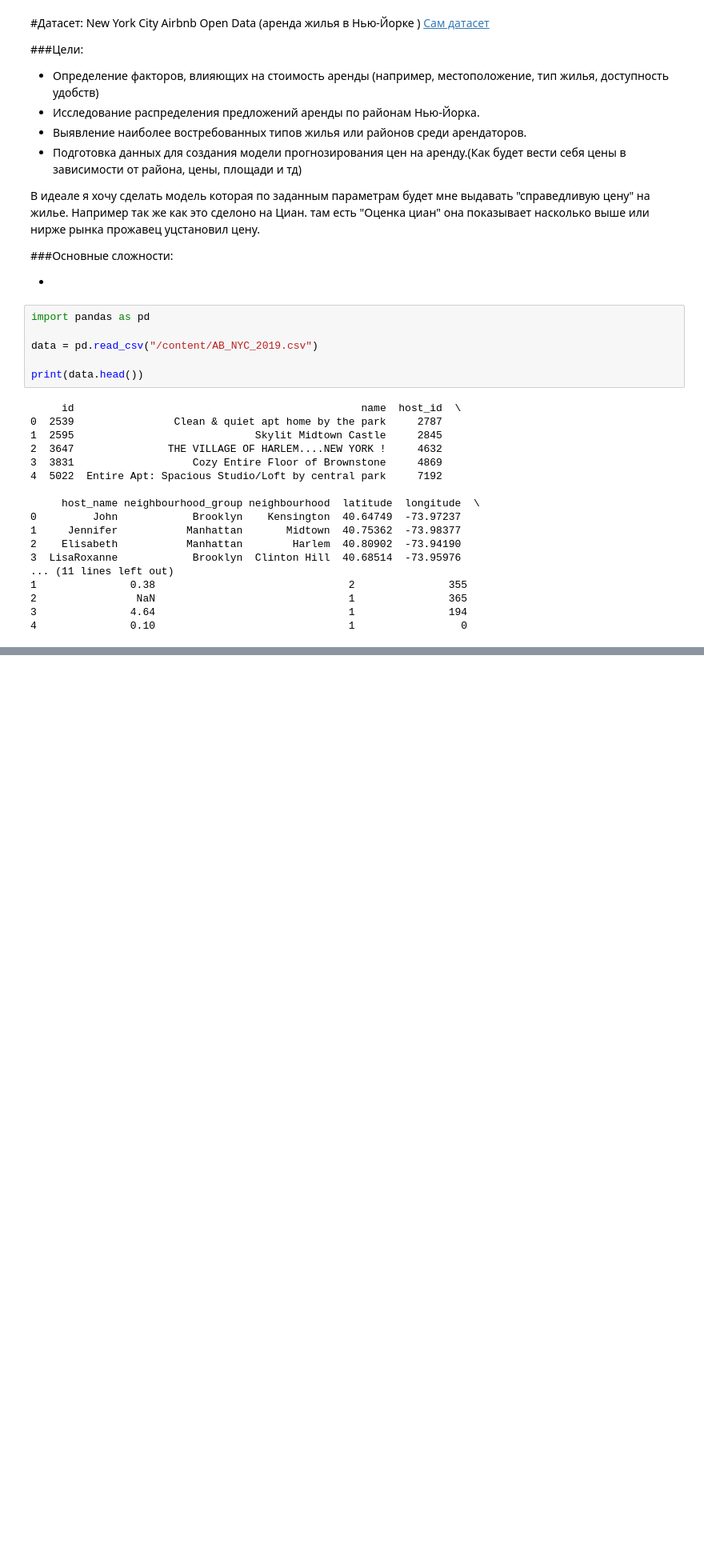
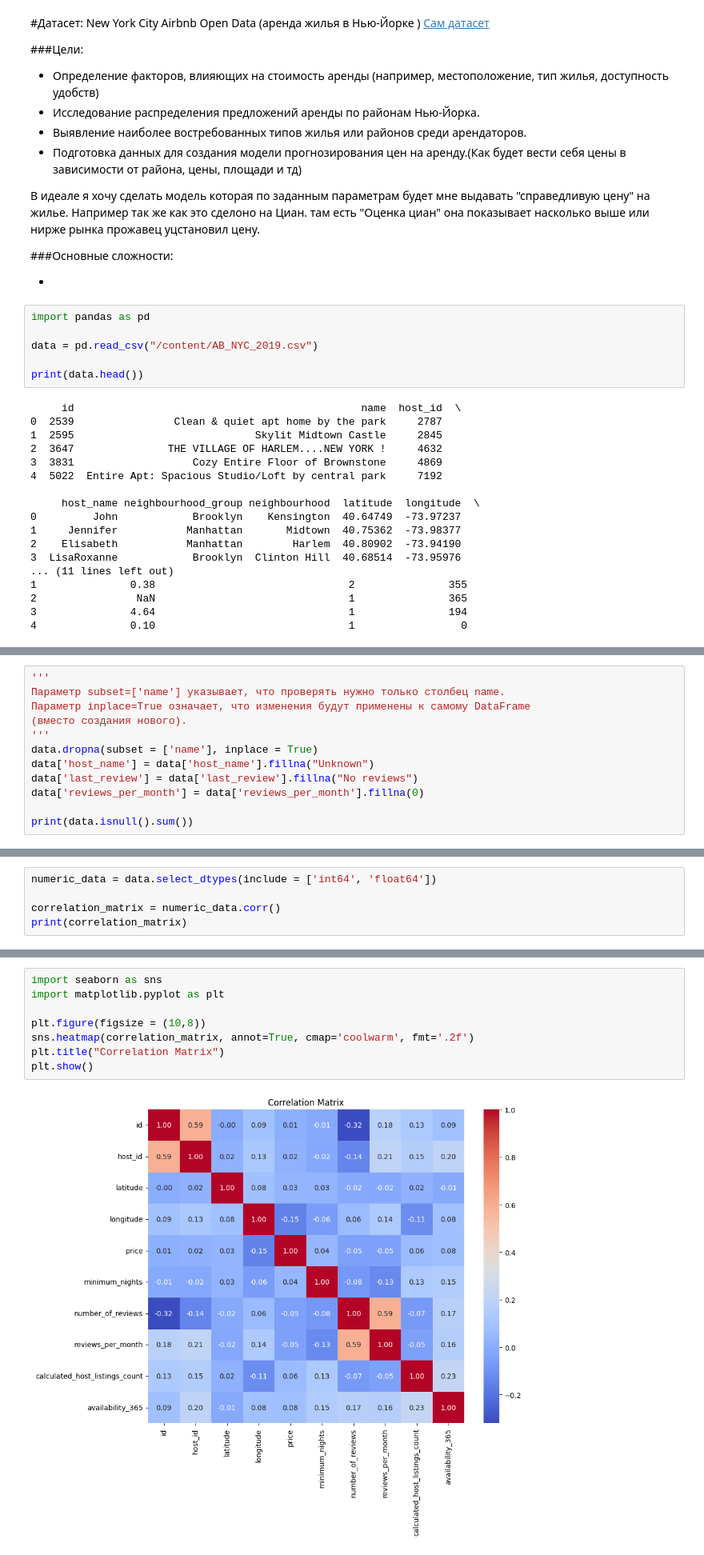
Before and after one commit to Plashka320/Stat_prack_HW_VyuzhaninPD_2025, a Jupyter notebook: Itogovaya_pabota.ipynb, the cells around one changed output, grey strips where cells are left out. Shown: that part at 80% size. Drawn from its saved outputs; the diff is of its cells as text; blank space fills up the shorter version.

```diff
--- a/Itogovaya_pabota.ipynb
+++ b/Itogovaya_pabota.ipynb
@@ -46,0 +107,12 @@ print(data.head())
+# %%
+'''
+Параметр subset=['name'] указывает, что проверять нужно только столбец name.
+Параметр inplace=True означает, что изменения будут применены к самому DataFrame
+(вместо создания нового).
+'''
+data.dropna(subset = ['name'], inplace = True)
+data['host_name'] = data['host_name'].fillna("Unknown")
+data['last_review'] = data['last_review'].fillna("No reviews")
+data['reviews_per_month'] = data['reviews_per_month'].fillna(0)
+
+print(data.isnull().sum())
@@ -46,0 +137,5 @@ print(data.head())
+# %%
+numeric_data = data.select_dtypes(include = ['int64', 'float64'])
+
+correlation_matrix = numeric_data.corr()
+print(correlation_matrix)
@@ -46,0 +160,10 @@ print(data.head())
+# %%
+import seaborn as sns
+import matplotlib.pyplot as plt
+
+plt.figure(figsize = (10,8))
+sns.heatmap(correlation_matrix, annot=True, cmap='coolwarm', fmt='.2f')
+plt.title("Correlation Matrix")
+plt.show()
+# %% [output]
+[figure, added]
```
Also changed, not shown: parts of 13 cells of this notebook.
